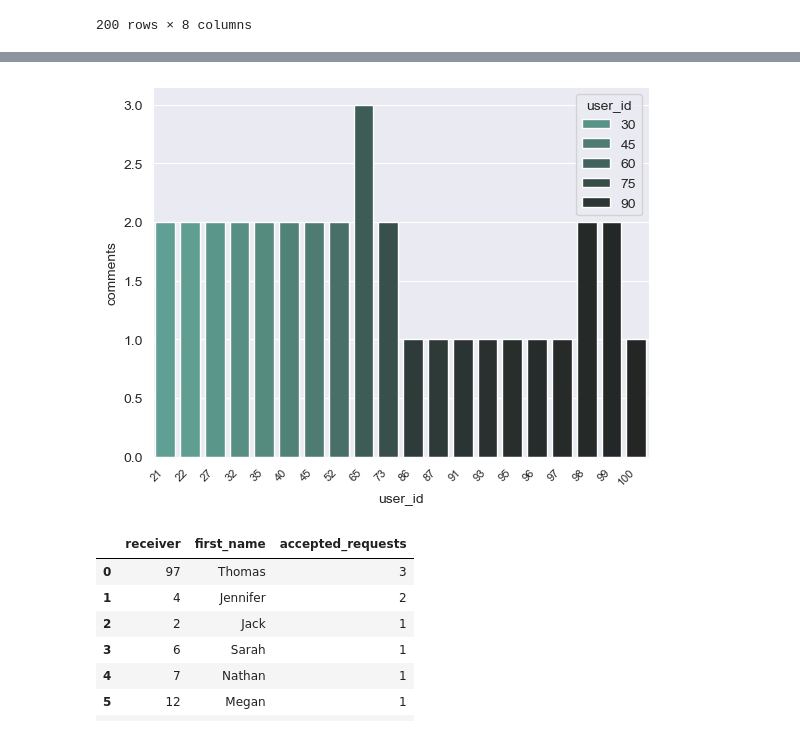
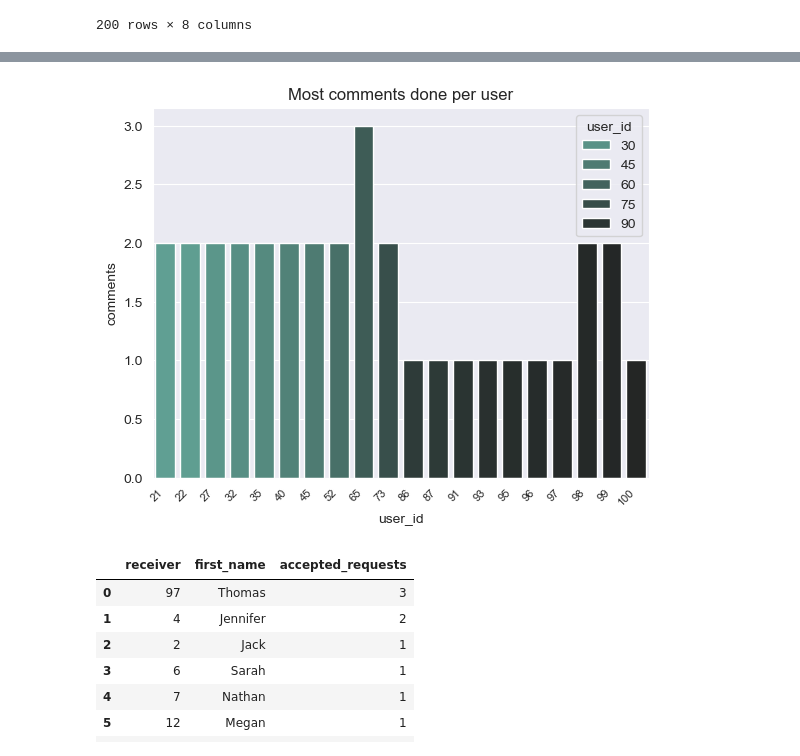
Before and after one commit to AlisonCG1/Project-datacopy, a Jupyter notebook: exploratory.ipynb, the cells around one changed output, grey strips where cells are left out. Saved outputs shown, nothing was run; the diff lists cells and outputs as text; code cells hidden in the pictures.

```diff
--- a/exploratory.ipynb
+++ b/exploratory.ipynb
@@ -103,11 +100,12 @@ plt.savefig('total.png')
 # %%
 query = "SELECT user_id, COUNT(TYPE) AS comments FROM Notification WHERE type == 'comment' GROUP BY user_id ORDER BY comments DESC limit 20"
 comments = pd.read_sql(query, conn)
 
 # plot the graph using the default estimator mean
-sns.barplot(x ='user_id', y ='comments', data = comments, palette ='dark:#5A9_r', hue = 'user_id')
+comments = sns.barplot(x ='user_id', y ='comments', data = comments, palette ='dark:#5A9_r', hue = 'user_id')
 plt.xticks(rotation=45, ha="right")
 plt.xticks(fontsize=8)
+plt.title('Most comments done per user')
 plt.show()
 # %% [output]
-[figure, old version]
+[figure, new version]
```
Also changed, not shown: parts of 9 cells of this notebook.
